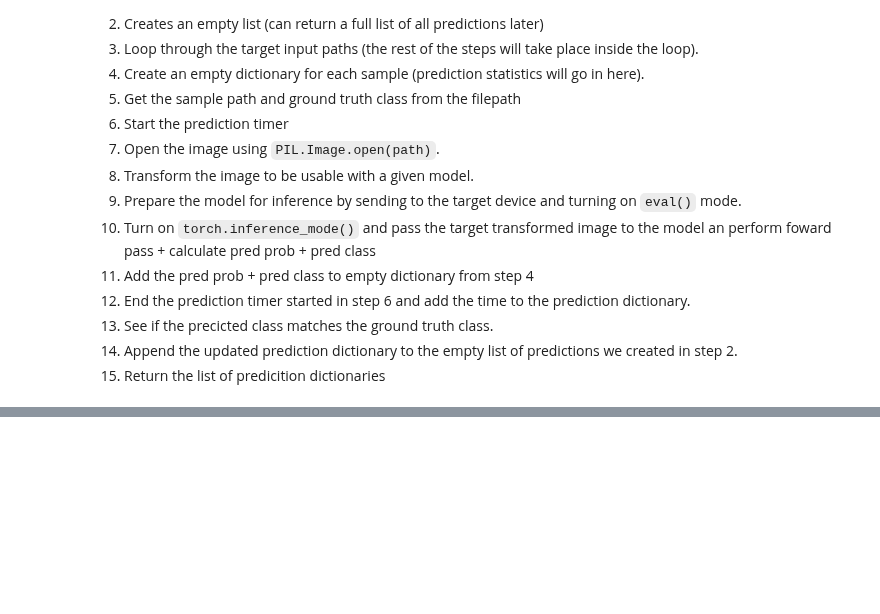
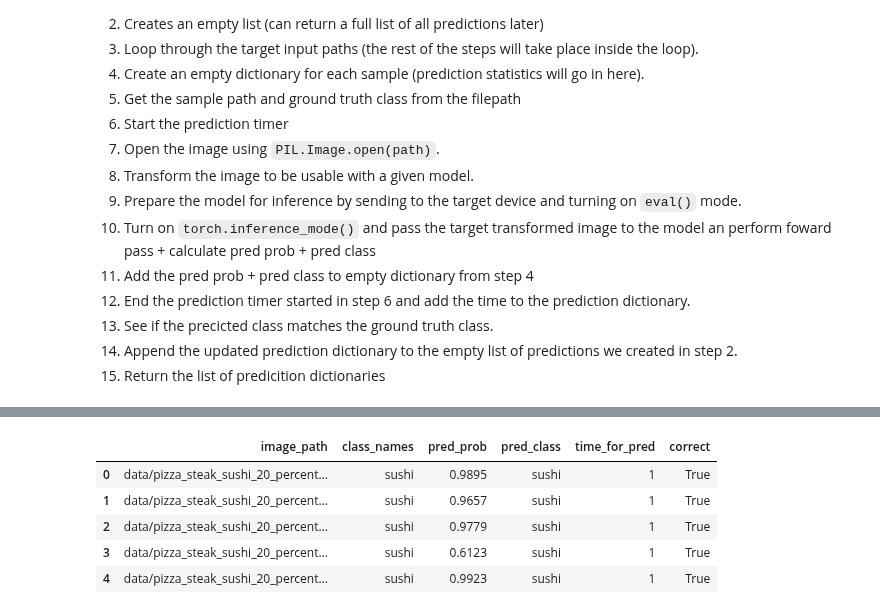
Before and after one commit to EduardoLawson1/Pytorch-Practice, a Jupyter notebook: Pytorch Model Deployment /Pytorch_Model_Deployment.ipynb, the cells around one changed output, grey strips where cells are left out. Saved outputs shown, nothing was run; the diff lists cells and outputs as text; code cells hidden in the pictures; blank space fills up the shorter version.

```diff
--- a/Pytorch Model Deployment /Pytorch_Model_Deployment.ipynb
+++ b/Pytorch Model Deployment /Pytorch_Model_Deployment.ipynb
@@ -604,0 +670,7 @@ def pred_and_store(paths: List[pathlib.Path],
+# %%
+# Make list of prediction dictionaries with ViT model on test images
+vit_test_pred_dicts = pred_and_store(paths=test_data_paths,
+                                     model=vit,
+                                     transform=vit_transforms,
+                                     class_names=class_names,
+                                     device="cpu")
@@ -604,0 +693,13 @@ def pred_and_store(paths: List[pathlib.Path],
+# %%
+# Turn into a dataframe
+import pandas as pd
+
+vit_test_pred_df = pd.DataFrame(vit_test_pred_dicts)
+vit_test_pred_df.head()
+# %% [output]
+|  | image_path | class_names | pred_prob | pred_class | time_for_pred | correct |
+| 0 | data/pizza_steak_sushi_20_percent... | sushi | 0.9895 | sushi | 1 | True |
+| 1 | data/pizza_steak_sushi_20_percent... | sushi | 0.9657 | sushi | 1 | True |
+| 2 | data/pizza_steak_sushi_20_percent... | sushi | 0.9779 | sushi | 1 | True |
+| 3 | data/pizza_steak_sushi_20_percent... | sushi | 0.6123 | sushi | 1 | True |
+| 4 | data/pizza_steak_sushi_20_percent... | sushi | 0.9923 | sushi | 1 | True |
```
Also changed, not shown: parts of 18 cells of this notebook.
